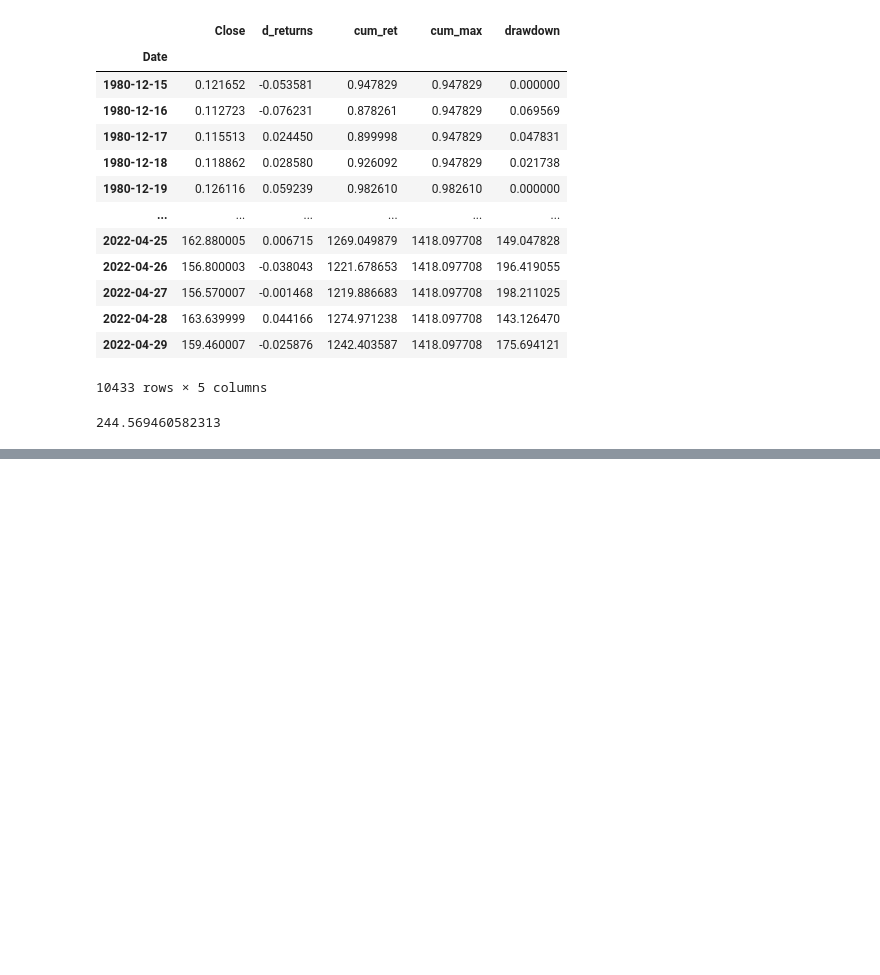
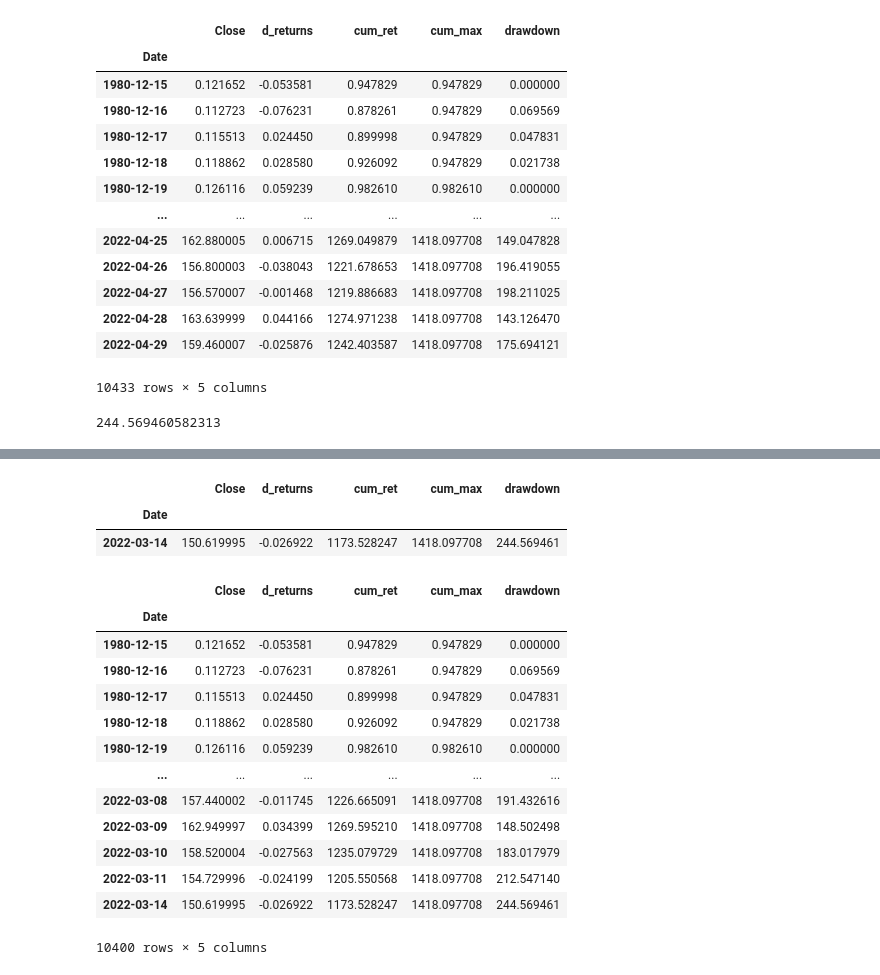
Before and after one commit to factorwonk/algozerotohero, a Jupyter notebook: yfinance_technical.ipynb, the cells around one changed output, grey strips where cells are left out. Cells and saved outputs as stored; diff of their text form; code cells hidden in the pictures; blank space fills up the shorter version.

```diff
--- a/yfinance_technical.ipynb
+++ b/yfinance_technical.ipynb
@@ -601,0 +607,24 @@ aapl.drawdown.max()
+# %%
+# Days this drawdown occurred?
+aapl.loc[(aapl.index=='2022-03-14')]
+# %% [output]
+|  | Close | d_returns | cum_ret | cum_max | drawdown |
+| Date |  |  |  |  |  |
+| 2022-03-14 | 150.619995 | -0.026922 | 1173.528247 | 1418.097708 | 244.569461 |
+# %%
+aapl.loc[(aapl.index<='2022-03-14')]
+# %% [output]
+|  | Close | d_returns | cum_ret | cum_max | drawdown |
+| Date |  |  |  |  |  |
+| 1980-12-15 | 0.121652 | -0.053581 | 0.947829 | 0.947829 | 0.000000 |
+| 1980-12-16 | 0.112723 | -0.076231 | 0.878261 | 0.947829 | 0.069569 |
+| 1980-12-17 | 0.115513 | 0.024450 | 0.899998 | 0.947829 | 0.047831 |
+| 1980-12-18 | 0.118862 | 0.028580 | 0.926092 | 0.947829 | 0.021738 |
+| 1980-12-19 | 0.126116 | 0.059239 | 0.982610 | 0.982610 | 0.000000 |
+| ... | ... | ... | ... | ... | ... |
+| 2022-03-08 | 157.440002 | -0.011745 | 1226.665091 | 1418.097708 | 191.432616 |
+| 2022-03-09 | 162.949997 | 0.034399 | 1269.595210 | 1418.097708 | 148.502498 |
+| 2022-03-10 | 158.520004 | -0.027563 | 1235.079729 | 1418.097708 | 183.017979 |
+| 2022-03-11 | 154.729996 | -0.024199 | 1205.550568 | 1418.097708 | 212.547140 |
+| 2022-03-14 | 150.619995 | -0.026922 | 1173.528247 | 1418.097708 | 244.569461 |
+10400 rows × 5 columns
```
Also changed, not shown: parts of 6 cells of this notebook, 4 other files.
